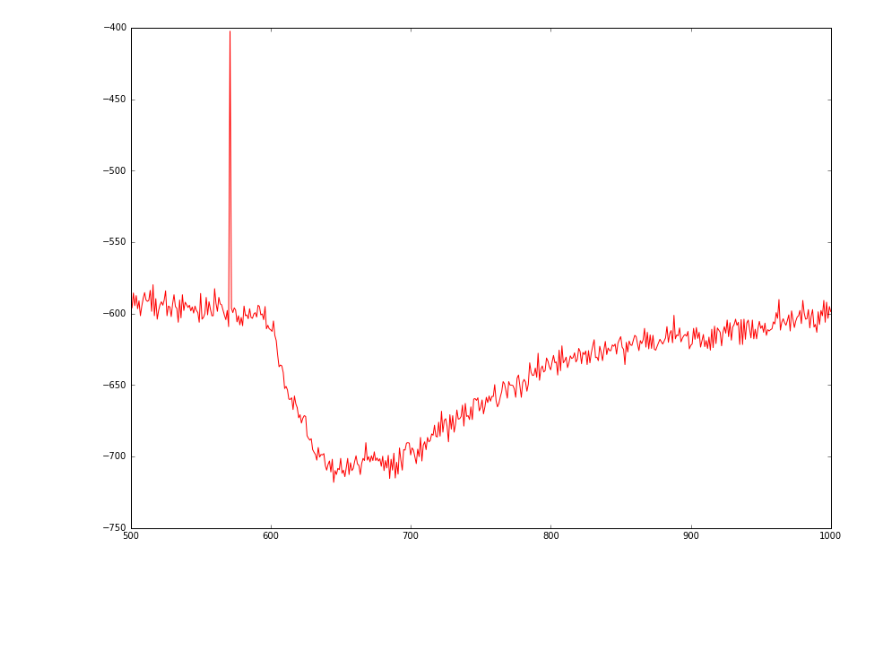
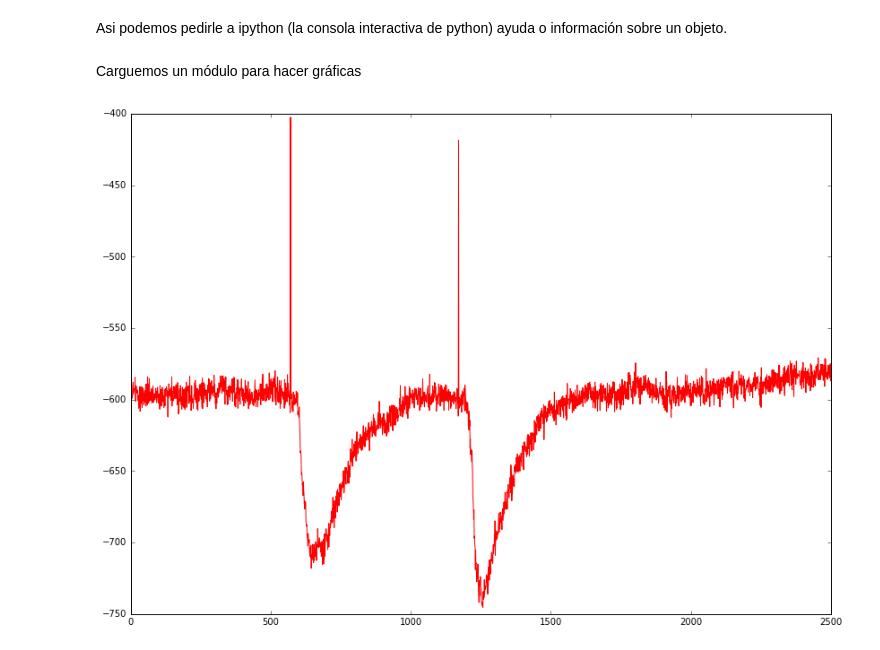
Before and after one commit to kzapfe/AprendiendoComputoLibre, a Jupyter notebook: Python/AprendiendoNeo01.ipynb, the cells around one changed output. Drawn from its saved outputs; the diff is of its cells as text; code cells hidden in the pictures; blank space fills up the shorter version.

```diff
--- a/Python/AprendiendoNeo01.ipynb
+++ b/Python/AprendiendoNeo01.ipynb
@@ -9,13 +18,17 @@ datos=archivo.read_block(lazy=False, cascade=True)
 # %%
 canalma=datos.segments[0].analogsignals[0]
+# %% [markdown]
+Asi podemos pedirle a ipython (la consola interactiva de python) ayuda o información sobre un objeto.
 # %%
 ?canalma
+# %% [markdown]
+Carguemos un módulo para hacer gráficas
 # %%
 import matplotlib.pyplot as plt
 # %%
 plt.figure(figsize=(14,10))
-plt.xlim(500,1000)
-plt.plot(canalma, color="red")
+#plt.xlim(500,1000)
+plt.plot(canalma, color="red") #la grafica de lineas es la que se usa por omisión
 plt.show()
 # %% [output]
-[figure, old version]
+[figure, new version]
```
Also changed, not shown: parts of 21 cells of this notebook.
